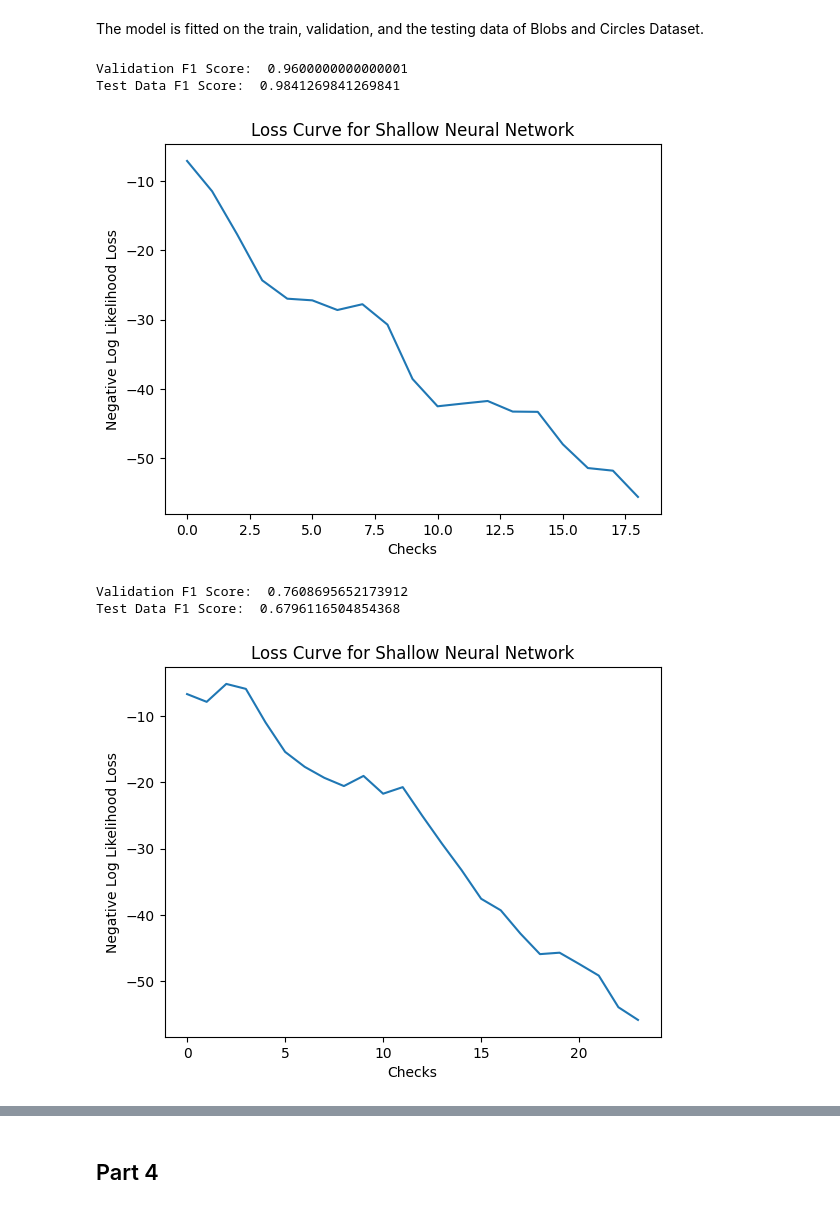
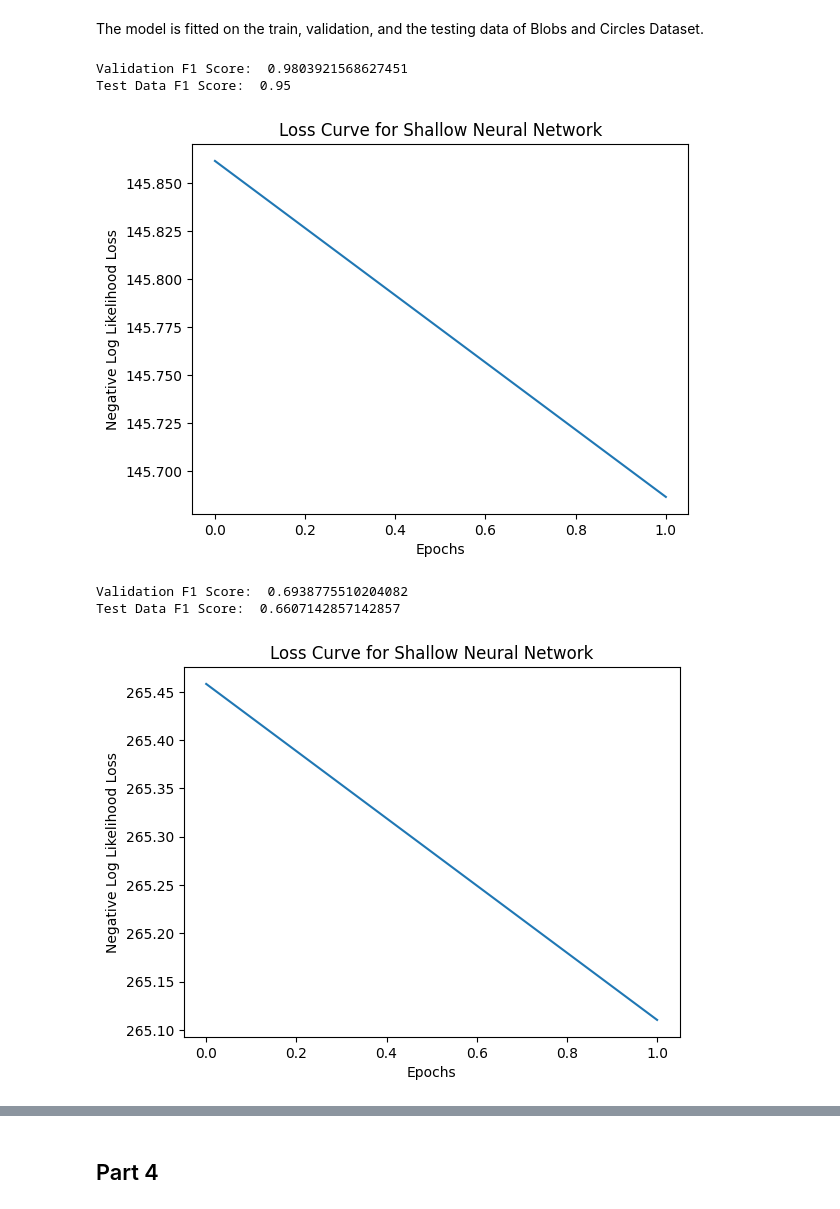
Before and after one commit to hemanthh17/Wakeword-Detection-TF, a Jupyter notebook: 23105030_Hemanth_Harikrishnan_Assignment-1.ipynb, the cells around one changed output, grey strips where cells are left out. Drawn from its saved outputs; the diff is of its cells as text; code cells hidden in the pictures.

```diff
--- a/23105030_Hemanth_Harikrishnan_Assignment-1.ipynb
+++ b/23105030_Hemanth_Harikrishnan_Assignment-1.ipynb
@@ -99,55 +103,58 @@ The steps associated are as follows: <br>
 ### References
 CT5133 - Topic 2: Fundamentals of Neural Networks, Part 1 Slide: 12-24
 # %%
-# Defining the sigmoid function
+#Defining the sigmoid function
 def sigmoid(num):
     return np.clip(1/(1+np.exp(np.clip(-num,-700,700))),1e-15,1-1e-15)
-# Defining the Negative Log Likelihood loss function
+#Defining the Negative Log Likelihood loss function
 def log_likelihood_loss(y_true,y_pred):
-    return -(y_true*np.log(y_pred))+((1-y_true)*np.log(1-y_pred))
+    return -((y_true*np.log(y_pred))+((1-y_true)*np.log(1-y_pred)))
 
-# Defining a class which contain the operations and methods associated to logistic regression
+#Defining a class which contain the operations and methods associated to logistic regression
 class LogisticRegressor:
     def fit(self,X,y,alpha=1e-3,max_iters=100e3,threshold=1e-10,N=15,seed=None):
-        #setting the seed value
+        #setting the seed value if specified
         if seed:
             np.random.seed(seed)
         self.X=X
         self.y=y
         #initializing the weights and other hyperparameters
         self.w,self.b=np.random.normal(0,0.01,self.X.shape[1]),np.random.randn()
-        stop,J_present,J_previous,iter=False,0,0,0
+        stop,J_present,J_previous,iteration=False,0,0,0
         J_tag=[]
         check=0
-        # Loop for performing stochastic gradient descent
+        #Loop for performing stochastic gradient descent
         while not stop:
-            # Iterating through all the values of the training dataset
+            #Iterating through all the values of the training dataset
             for i in range(len(self.X)):
                 train_x,train_y=self.X[i],self.y[i]
                 y_hat= sigmoid(np.dot(self.w,train_x)+self.b)
                 loss=log_likelihood_loss(train_y,y_hat)
                 w_del=(y_hat-train_y)*train_x
                 b_del=(y_hat-train_y)
+                #print(y_hat.shape,train_y.shape,train_x.shape,w_del.shape,b_del.shape)
                 self.w-=alpha*w_del
                 self.b-=alpha*b_del
-                iter+=1
+                iteration+=1
                 J_present+=loss
-                # Checking the stopping conditions
-                if iter>max_iters:
+                #Checking the stopping conditions
+                if iteration>max_iters:
                     stop=True
                     print("Not converged",J_present-J_previous)
-                if iter%N==0:
+                #Checking at each epoch the difference in the cost values to come to conclusion
+                if iteration%N==0:
                     check+=1
                     J_tag.append(J_present)
                     if J_present-J_previous<threshold:
                         stop=True
-                        #print("Converged at Check: ",check," iteration: ",iter)
                     else:
                         J_previous=J_present
                         J_present=0
-        # Plotting the values
+
+        print(J_tag)
+        #Plotting the values
         plt.title('Loss Curve for Logistic Regression')
-        plt.xlabel('Checks')
+        plt.xlabel('Epoch')
         plt.ylabel('Negative Log Likelihood Loss')
         plt.plot(J_tag)
         #print('Losses:',J_tag)
@@ -246,7 +257,7 @@ class ShallowNNforClassification:
                                            for j,node in enumerate(self.hidden_layer)],axis=0)
                 self.output_node.w_mat-=alpha*output_layer_error*np.array(hidden_ouputs)
                 self.output_node.b_mat-=alpha*output_layer_error
-                # Updating the weights based on the differential values calculated for the weights and biases
+                #Updating the weights based on the differential values calculated for the weights and biases
                 for k,node in enumerate(self.hidden_layer):
                     node.w_mat-=alpha*hidden_layer_error[k]*train_X
                     node.b_mat-=alpha*hidden_layer_error[k]
@@ -264,9 +275,9 @@ class ShallowNNforClassification:
                     else:
                         J_previous=J_present
                         J_present=0
-        # Plotting the Loss curve
+        #Plotting the Loss curve
         plt.title('Loss Curve for Shallow Neural Network')
-        plt.xlabel('Checks')
+        plt.xlabel('Epochs')
         plt.ylabel('Negative Log Likelihood Loss')
         plt.plot(J_tag)
         #print('Losses:',J_tag)
@@ -284,28 +295,28 @@ class ShallowNNforClassification:
 # %% [markdown]
 The model is fitted on the train, validation, and the testing data of Blobs and Circles Dataset.
 # %%
-# Using the Shallow Neural Network on the blobs dataset
+#Using the Shallow Neural Network on the blobs dataset
 blob_model_nn=ShallowNNforClassification(blobs_X_train.shape[1],2)
-blob_model_nn.fit(blobs_X_train.values,blobs_y_train.values,alpha=1e-2,max_iters=1000000e1000000,threshold=1e-28,N=15)
+blob_model_nn.fit(blobs_X_train.values,blobs_y_train.values,alpha=1e-4,max_iters=9000000e1000000,threshold=1e-1000,N=blobs_X_train.shape[0])
 print("Validation F1 Score: ",blob_model_nn.score([1 if x>0.5 else 0  for x in blob_model_nn.predict(blobs_X_val.values)],blobs_y_val))
 blob_preds=blob_model_nn.predict(blobs_X_test.values)
 blob_preds_upd=[1 if x>0.5 else 0  for x in blob_preds]
 print("Test Data F1 Score: ",blob_model_nn.score(blobs_y_test,blob_preds_upd))
 # %% [output]
-Validation F1 Score:  0.9600000000000001
-Test Data F1 Score:  0.9841269841269841
+Validation F1 Score:  0.9803921568627451
+Test Data F1 Score:  0.95
-[figure, old version]
+[figure, new version]
 # %%
 # Using the Shallow Neural Network on the circles dataset
 circle_model_snn=ShallowNNforClassification(circles_X_train.shape[1],2)
-circle_model_snn.fit(circles_X_train.values,circles_y_train.values,alpha=1e-5,max_iters=50000000e1000000,threshold=1e-80)
+circle_model_snn.fit(circles_X_train.values,circles_y_train.values,alpha=1e-4,max_iters=50000000e1000000,threshold=1e-800,N=circles_X_train.shape[0])
 print("Validation F1 Score: ",circle_model_snn.score([1 if x>0.5 else 0  for x in circle_model_snn.predict(circles_X_val.values)],circles_y_val))
 circles_preds=circle_model_snn.predict(circles_X_test.values)
 circles_preds_upd=[1 if x>0.5 else 0  for x in circles_preds]
 print("Test Data F1 Score: ",circle_model_snn.score(circles_y_test,circles_preds_upd))
 # %% [output]
-Validation F1 Score:  0.7608695652173912
-Test Data F1 Score:  0.6796116504854368
+Validation F1 Score:  0.6938775510204082
+Test Data F1 Score:  0.6607142857142857
-[figure, old version]
+[figure, new version]
 # %% [markdown]
 ### Observations
```
Also changed, not shown: parts of 13 cells of this notebook.
